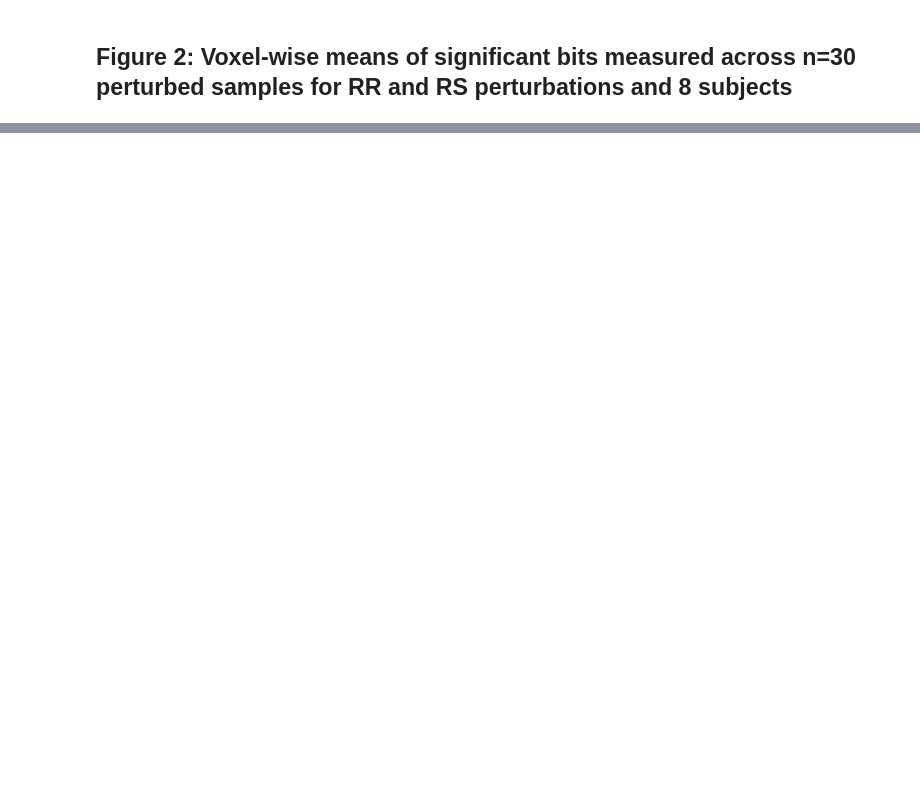
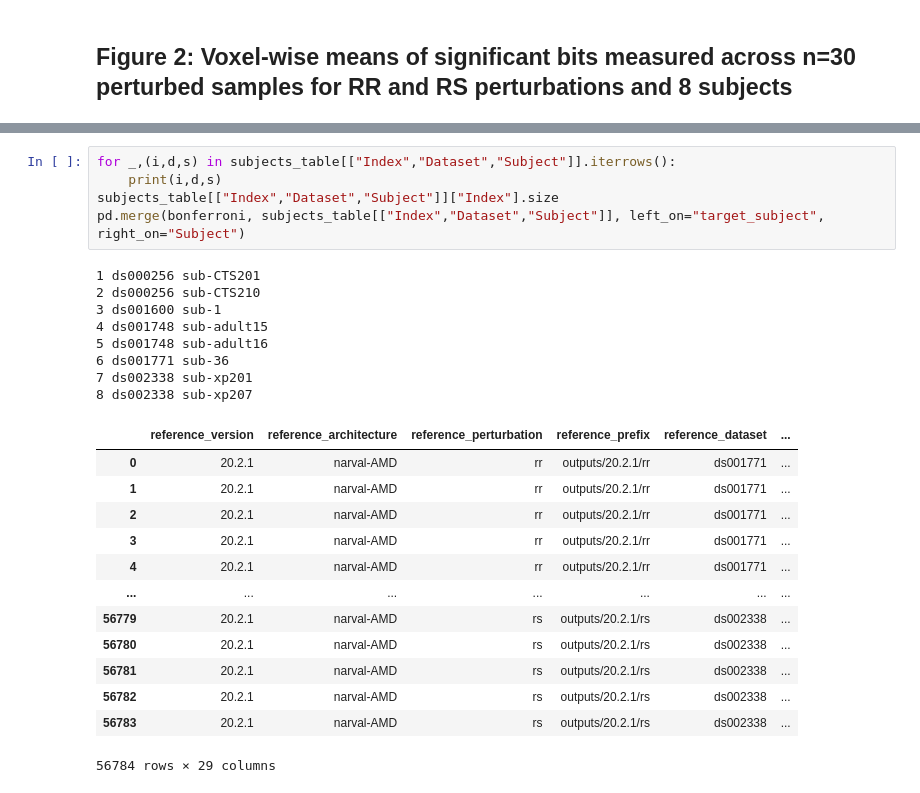
Before and after one commit to yohanchatelain/fmriprep-reproducibility, a Jupyter notebook: results/plot.ipynb, the cells around one changed output, grey strips where cells are left out. Drawn from its saved outputs; the diff is of its cells as text; blank space fills up the shorter version.

```diff
--- a/results/plot.ipynb
+++ b/results/plot.ipynb
@@ -548,0 +896,27 @@ bonferroni[bonferroni["reference_perturbation"]!='ieee']
+# %%
+for _,(i,d,s) in subjects_table[["Index","Dataset","Subject"]].iterrows():
+    print(i,d,s)
+subjects_table[["Index","Dataset","Subject"]]["Index"].size
+pd.merge(bonferroni, subjects_table[["Index","Dataset","Subject"]], left_on="target_subject", right_on="Subject")
+# %% [output]
+1 ds000256 sub-CTS201
+2 ds000256 sub-CTS210
+3 ds001600 sub-1
+4 ds001748 sub-adult15
+5 ds001748 sub-adult16
+6 ds001771 sub-36
+7 ds002338 sub-xp201
+8 ds002338 sub-xp207
+|  | reference_version | reference_architecture | reference_perturbation | reference_prefix | reference_dataset | ... |
+| 0 | 20.2.1 | narval-AMD | rr | outputs/20.2.1/rr | ds001771 | ... |
+| 1 | 20.2.1 | narval-AMD | rr | outputs/20.2.1/rr | ds001771 | ... |
+| 2 | 20.2.1 | narval-AMD | rr | outputs/20.2.1/rr | ds001771 | ... |
+| 3 | 20.2.1 | narval-AMD | rr | outputs/20.2.1/rr | ds001771 | ... |
+| 4 | 20.2.1 | narval-AMD | rr | outputs/20.2.1/rr | ds001771 | ... |
+| ... | ... | ... | ... | ... | ... | ... |
+| 56779 | 20.2.1 | narval-AMD | rs | outputs/20.2.1/rs | ds002338 | ... |
+| 56780 | 20.2.1 | narval-AMD | rs | outputs/20.2.1/rs | ds002338 | ... |
+| 56781 | 20.2.1 | narval-AMD | rs | outputs/20.2.1/rs | ds002338 | ... |
+| 56782 | 20.2.1 | narval-AMD | rs | outputs/20.2.1/rs | ds002338 | ... |
+| 56783 | 20.2.1 | narval-AMD | rs | outputs/20.2.1/rs | ds002338 | ... |
+56784 rows × 29 columns
```
Also changed, not shown: parts of 20 cells of this notebook.
